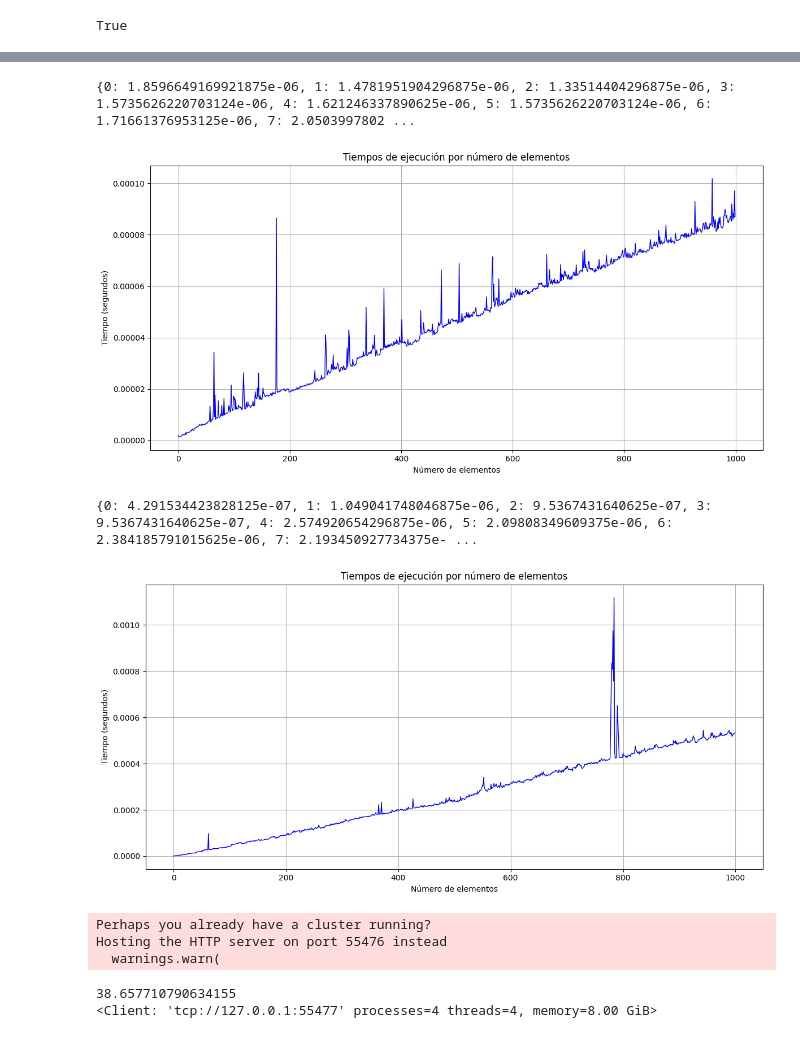
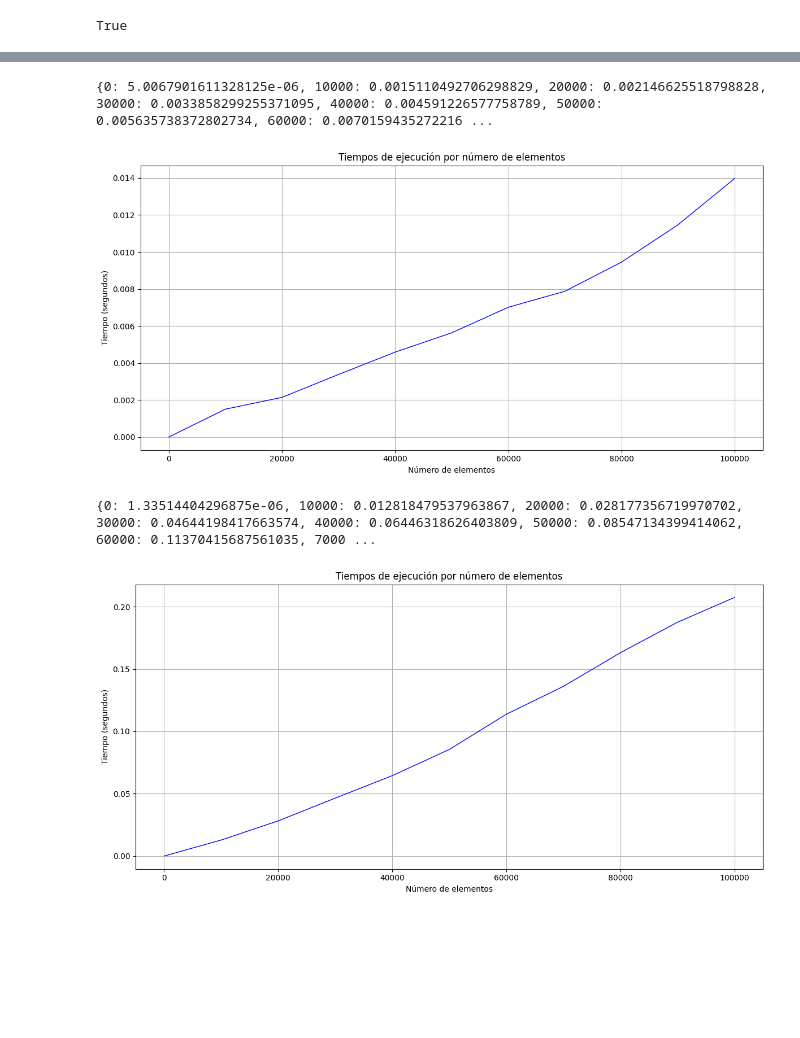
Before and after one commit to Samuel10201/ED2-PF-202510, a Jupyter notebook: threads_sockets/sql_connection.ipynb, the cells around one changed output, grey strips where cells are left out. Drawn from its saved outputs; the diff is of its cells as text; code cells hidden in the pictures; blank space fills up the shorter version.

```diff
--- a/threads_sockets/sql_connection.ipynb
+++ b/threads_sockets/sql_connection.ipynb
@@ -230,36 +227,36 @@ def counting_sort(lista):
     for bucket in count:
         resultado.extend(bucket)
 
     return resultado
 
 def tiempo_counting_sort():
     diccionario_total={}
     for j in range(5):
         diccionario={}
         r=0
         lista_objetos_tipo_fila=[]
-        for i in range(1000):
+        for i in range(0,200001,10000):
             while(r<=i):
                 lista_objetos_tipo_fila.append(lista_objetos_general[r])
                 r+=1
             lista_a_usar=lista_objetos_tipo_fila
             start = time.time()
             counting_sort(lista_a_usar)
             stop= time.time()
             diccionario[i]=stop-start
 
         diccionario_total[j]=diccionario
     Counting_sort={}
     promedio(diccionario_total,Counting_sort)
     graficador(Counting_sort,"Counting_sort")
     rearmarJSON(lista_a_usar,"CountingSort")
     return Counting_sort
 
 Counting_sort=tiempo_counting_sort()
 print(Counting_sort)
 # %% [output]
-{0: 1.8596649169921875e-06, 1: 1.4781951904296875e-06, 2: 1.33514404296875e-06, 3: 1.5735626220703124e-06, 4: 1.621246337890625e-06, 5: 1.5735626220703124e-06, 6: 1.71661376953125e-06, 7: 2.0503997802 ...
+{0: 5.0067901611328125e-06, 10000: 0.0015110492706298829, 20000: 0.002146625518798828, 30000: 0.0033858299255371095, 40000: 0.004591226577758789, 50000: 0.005635738372802734, 60000: 0.0070159435272216 ...
-[figure, old version]
+[figure, new version]
 # %%
 def partition(array, low, high):
     pivot = array[(low + high) // 2].cantidad
@@ -293,7 +290,7 @@ def tiempo_quick_sort():
         diccionario={}
         r=0
         lista_objetos_tipo_fila=[]
-        for i in range(1000):
+        for i in range(0,100001,10000):
             while(r<=i):
                 lista_objetos_tipo_fila.append(lista_objetos_general[r])
                 r+=1
@@ -313,22 +310,5 @@ def tiempo_quick_sort():
 Quick_sort=tiempo_quick_sort()
 print(Quick_sort)
 # %% [output]
-{0: 4.291534423828125e-07, 1: 1.049041748046875e-06, 2: 9.5367431640625e-07, 3: 9.5367431640625e-07, 4: 2.574920654296875e-06, 5: 2.09808349609375e-06, 6: 2.384185791015625e-06, 7: 2.193450927734375e- ...
+{0: 1.33514404296875e-06, 10000: 0.012818479537963867, 20000: 0.028177356719970702, 30000: 0.04644198417663574, 40000: 0.06446318626403809, 50000: 0.08547134399414062, 60000: 0.11370415687561035, 7000 ...
-[figure, old version]
+[figure, new version]
-# %%
-from dask.distributed import Client
-from dask import delayed, compute
-
-client = Client(processes=True, n_workers=4, threads_per_worker=1)
-t1 = delayed(tiempo_quick_sort)()
-t2 = delayed(tiempo_counting_sort)()
-t3 = delayed(tiempo_bubble_sort)()
-t4 = delayed(tiempo_insercion)()
-Quick_sort, Counting_sort, Bubble_sort, Insercion = compute(t1, t2, t3, t4,scheduler=client)
-client.close()
-# %% [output]
-Perhaps you already have a cluster running?
-Hosting the HTTP server on port 55476 instead
-  warnings.warn(
-38.657710790634155
-<Client: 'tcp://127.0.0.1:55477' processes=4 threads=4, memory=8.00 GiB>
```
Also changed, not shown: parts of 4 cells of this notebook, 20 other files.
